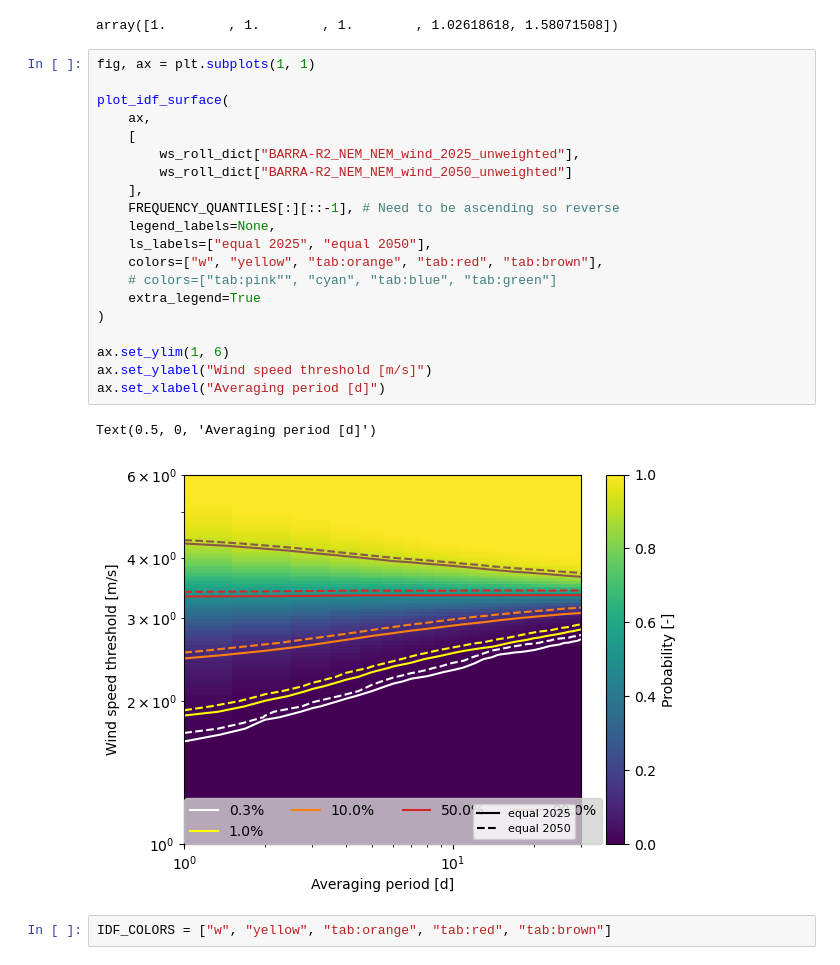
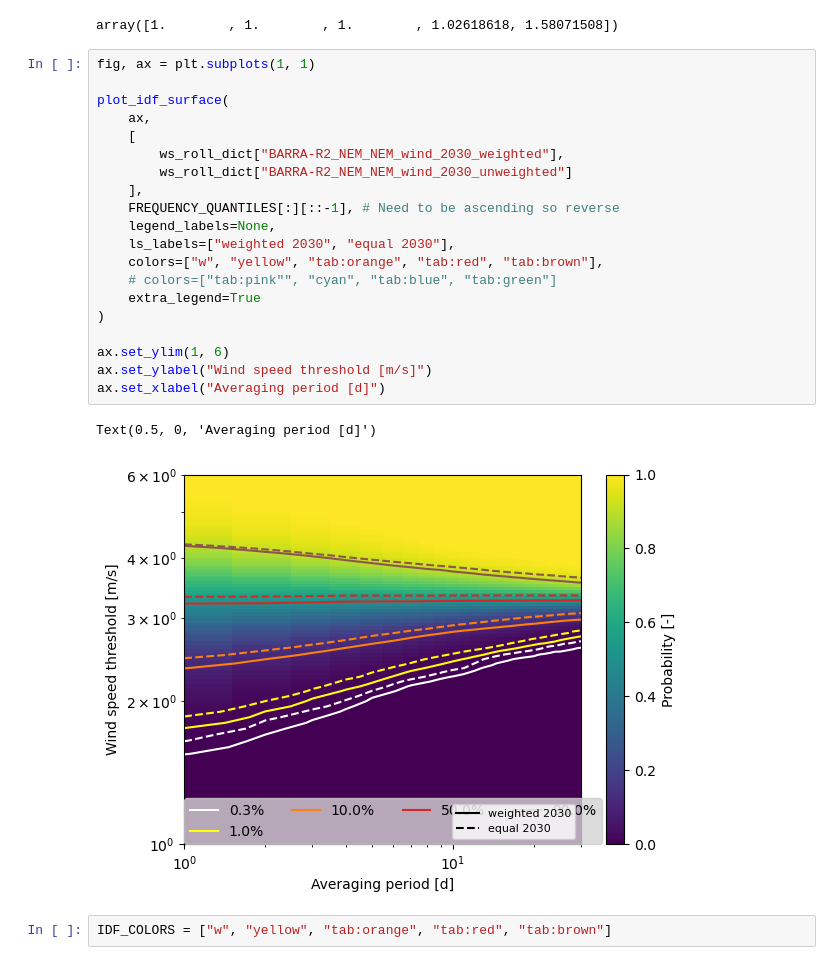
Before and after one commit to dougrichardson/wind_drought, a Jupyter notebook: 07_reanalysis_IDF_curves.ipynb, the cells around one changed output. Saved outputs shown, nothing was run; the diff lists cells and outputs as text.

Commit message:
Tested 2030 weighted vs equal

```diff
--- a/07_reanalysis_IDF_curves.ipynb
+++ b/07_reanalysis_IDF_curves.ipynb
@@ -291,26 +289,26 @@ array([1.        , 1.        , 1.        , 1.02618618, 1.58071508])
 # %%
 fig, ax = plt.subplots(1, 1)
 
 plot_idf_surface(
     ax,
     [
-        ws_roll_dict["BARRA-R2_NEM_NEM_wind_2025_unweighted"],
-        ws_roll_dict["BARRA-R2_NEM_NEM_wind_2050_unweighted"]
+        ws_roll_dict["BARRA-R2_NEM_NEM_wind_2030_weighted"],
+        ws_roll_dict["BARRA-R2_NEM_NEM_wind_2030_unweighted"]
     ],
     FREQUENCY_QUANTILES[:][::-1], # Need to be ascending so reverse
     legend_labels=None,
-    ls_labels=["equal 2025", "equal 2050"],
+    ls_labels=["weighted 2030", "equal 2030"],
     colors=["w", "yellow", "tab:orange", "tab:red", "tab:brown"],
     # colors=["tab:pink"", "cyan", "tab:blue", "tab:green"]
     extra_legend=True
 )
 
 ax.set_ylim(1, 6)
 ax.set_ylabel("Wind speed threshold [m/s]")
 ax.set_xlabel("Averaging period [d]")
 # %% [output]
 Text(0.5, 0, 'Averaging period [d]')
-[figure, old version]
+[figure, new version]
 # %%
 IDF_COLORS = ["w", "yellow", "tab:orange", "tab:red", "tab:brown"]
 # %%
```
Also changed, not shown: parts of 2 cells of this notebook.
